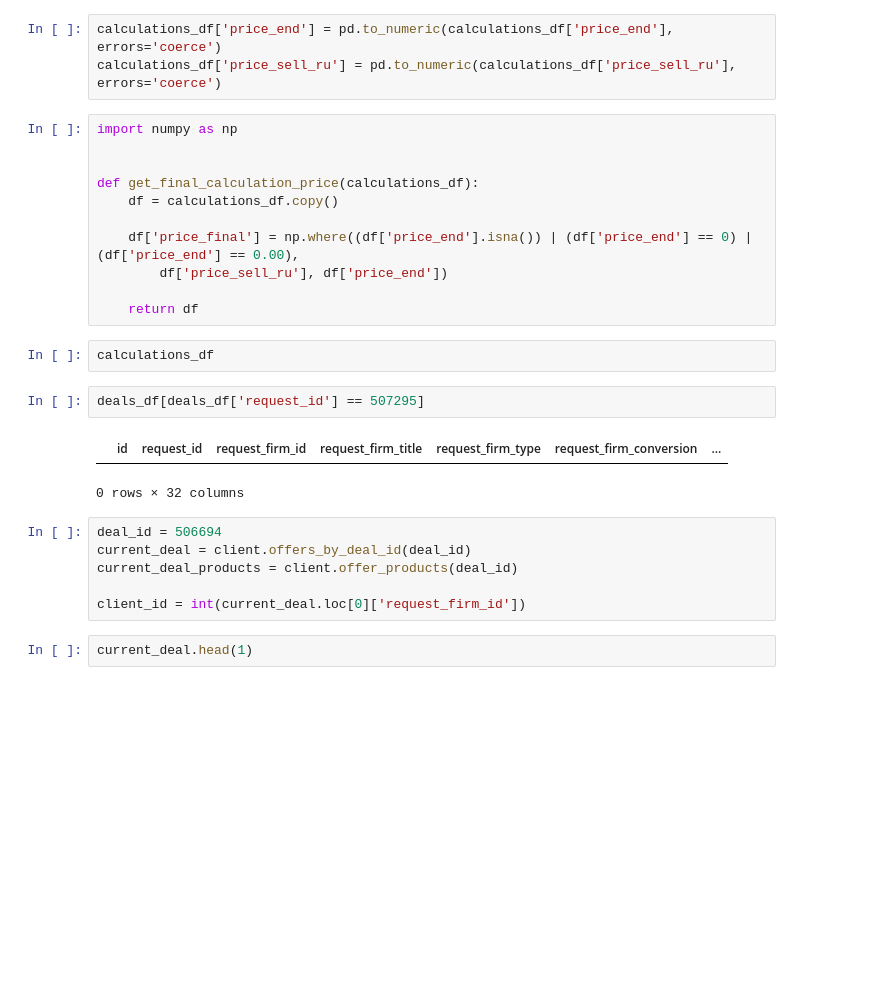
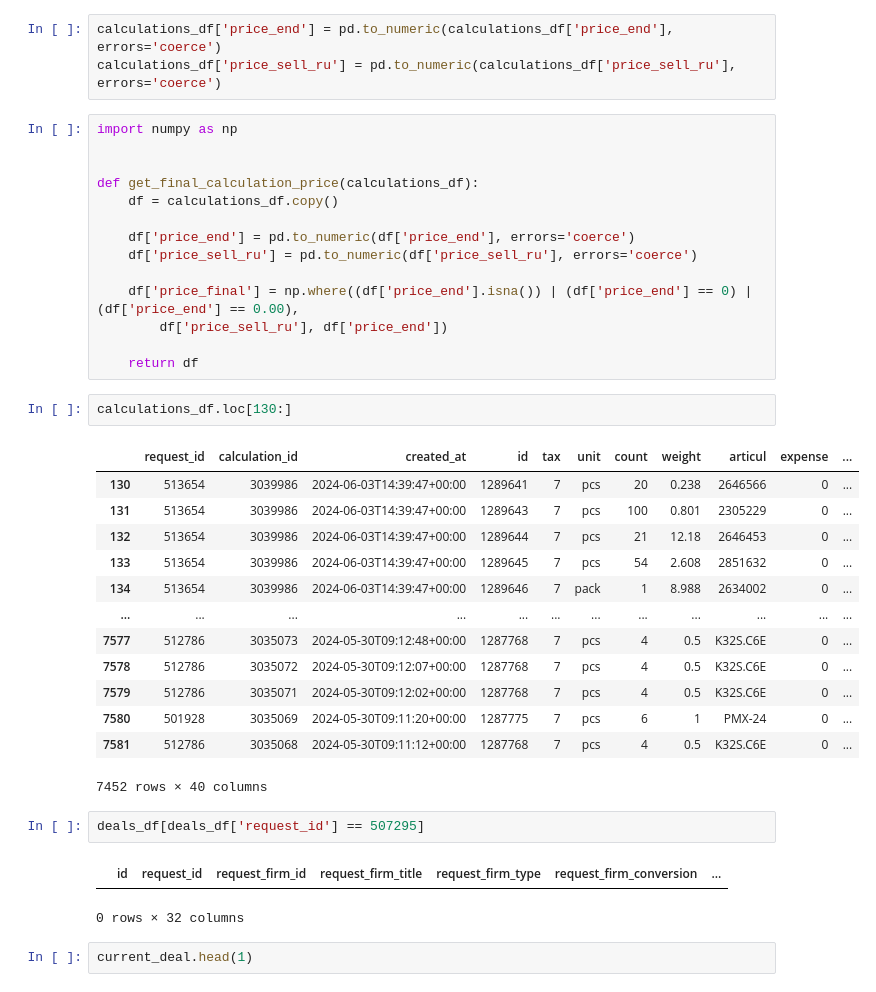
Before and after one commit to Valuamba/components_agent_sales, a Jupyter notebook: notebooks/famaga/DiscountProcessing_20240603.ipynb, the cells around one changed output. Saved outputs shown, nothing was run; the diff lists cells and outputs as text; blank space fills up the shorter version.

```diff
--- a/notebooks/famaga/DiscountProcessing_20240603.ipynb
+++ b/notebooks/famaga/DiscountProcessing_20240603.ipynb
@@ -360,23 +360,34 @@ import numpy as np
 def get_final_calculation_price(calculations_df):
     df = calculations_df.copy()
 
+    df['price_end'] = pd.to_numeric(df['price_end'], errors='coerce')
+    df['price_sell_ru'] = pd.to_numeric(df['price_sell_ru'], errors='coerce')
+
     df['price_final'] = np.where((df['price_end'].isna()) | (df['price_end'] == 0) | (df['price_end'] == 0.00),
         df['price_sell_ru'], df['price_end'])
 
     return df
 # %%
-calculations_df
+calculations_df.loc[130:]
+# %% [output]
+|  | request_id | calculation_id | created_at | id | tax | unit | count | weight | articul | expense | ... |
+| 130 | 513654 | 3039986 | 2024-06-03T14:39:47+00:00 | 1289641 | 7 | pcs | 20 | 0.238 | 2646566 | 0 | ... |
+| 131 | 513654 | 3039986 | 2024-06-03T14:39:47+00:00 | 1289643 | 7 | pcs | 100 | 0.801 | 2305229 | 0 | ... |
+| 132 | 513654 | 3039986 | 2024-06-03T14:39:47+00:00 | 1289644 | 7 | pcs | 21 | 12.18 | 2646453 | 0 | ... |
+| 133 | 513654 | 3039986 | 2024-06-03T14:39:47+00:00 | 1289645 | 7 | pcs | 54 | 2.608 | 2851632 | 0 | ... |
+| 134 | 513654 | 3039986 | 2024-06-03T14:39:47+00:00 | 1289646 | 7 | pack | 1 | 8.988 | 2634002 | 0 | ... |
+| ... | ... | ... | ... | ... | ... | ... | ... | ... | ... | ... | ... |
+| 7577 | 512786 | 3035073 | 2024-05-30T09:12:48+00:00 | 1287768 | 7 | pcs | 4 | 0.5 | K32S.C6E | 0 | ... |
+| 7578 | 512786 | 3035072 | 2024-05-30T09:12:07+00:00 | 1287768 | 7 | pcs | 4 | 0.5 | K32S.C6E | 0 | ... |
+| 7579 | 512786 | 3035071 | 2024-05-30T09:12:02+00:00 | 1287768 | 7 | pcs | 4 | 0.5 | K32S.C6E | 0 | ... |
+| 7580 | 501928 | 3035069 | 2024-05-30T09:11:20+00:00 | 1287775 | 7 | pcs | 6 | 1 | PMX-24 | 0 | ... |
+| 7581 | 512786 | 3035068 | 2024-05-30T09:11:12+00:00 | 1287768 | 7 | pcs | 4 | 0.5 | K32S.C6E | 0 | ... |
+7452 rows × 40 columns
 # %%
 deals_df[deals_df['request_id'] == 507295]
 # %% [output]
 |  | id | request_id | request_firm_id | request_firm_title | request_firm_type | request_firm_conversion | ... |
 0 rows × 32 columns
-# %%
-deal_id = 506694
-current_deal = client.offers_by_deal_id(deal_id)
-current_deal_products = client.offer_products(deal_id)
-
-client_id = int(current_deal.loc[0]['request_firm_id'])
 # %%
 current_deal.head(1)
 # %% [output]
```
Also changed, not shown: parts of 35 cells of this notebook, 8 other files.
